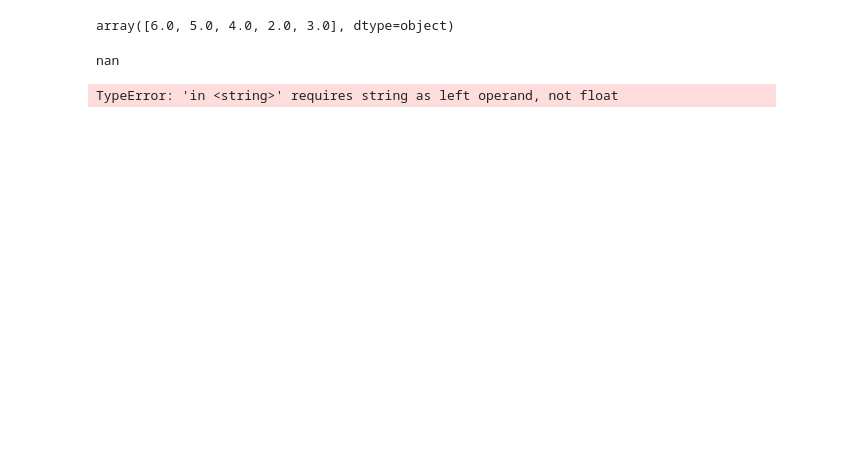
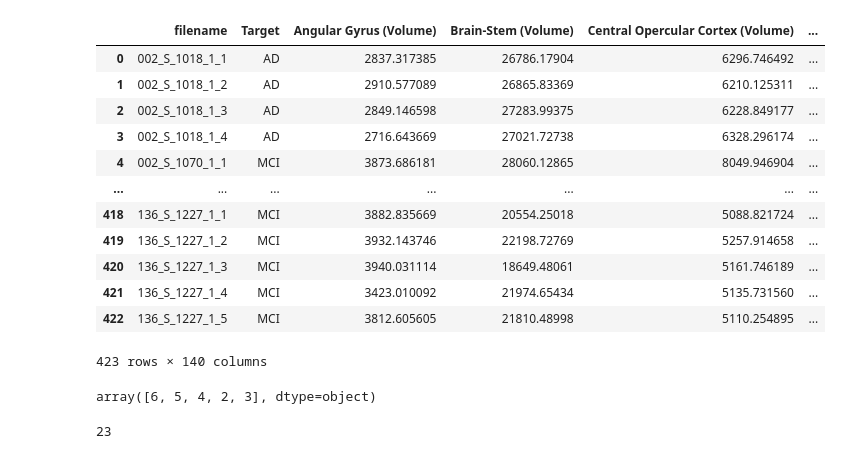
Before and after one commit to AdrienSF/MRI-classifier, a Jupyter notebook: sanity_czech.ipynb, the cells around one changed output. Saved outputs shown, nothing was run; the diff lists cells and outputs as text; code cells hidden in the pictures; blank space fills up the shorter version.

```diff
--- a/sanity_czech.ipynb
+++ b/sanity_czech.ipynb
@@ -30,3 +29,22 @@ sub_df
+# %%
+sub_df.drop_duplicates(inplace=True)
+vol_df.drop_duplicates(subset='filename', inplace=True)
+# %%
+vol_df
+# %% [output]
+|  | filename | Target | Angular Gyrus (Volume) | Brain-Stem (Volume) | Central Opercular Cortex (Volume) | ... |
+| 0 | 002_S_1018_1_1 | AD | 2837.317385 | 26786.17904 | 6296.746492 | ... |
+| 1 | 002_S_1018_1_2 | AD | 2910.577089 | 26865.83369 | 6210.125311 | ... |
+| 2 | 002_S_1018_1_3 | AD | 2849.146598 | 27283.99375 | 6228.849177 | ... |
+| 3 | 002_S_1018_1_4 | AD | 2716.643669 | 27021.72738 | 6328.296174 | ... |
+| 4 | 002_S_1070_1_1 | MCI | 3873.686181 | 28060.12865 | 8049.946904 | ... |
+| ... | ... | ... | ... | ... | ... | ... |
+| 418 | 136_S_1227_1_1 | MCI | 3882.835669 | 20554.25018 | 5088.821724 | ... |
+| 419 | 136_S_1227_1_2 | MCI | 3932.143746 | 22198.72769 | 5257.914658 | ... |
+| 420 | 136_S_1227_1_3 | MCI | 3940.031114 | 18649.48061 | 5161.746189 | ... |
+| 421 | 136_S_1227_1_4 | MCI | 3423.010092 | 21974.65434 | 5135.731560 | ... |
+| 422 | 136_S_1227_1_5 | MCI | 3812.605605 | 21810.48998 | 5110.254895 | ... |
+423 rows × 140 columns
 # %%
 # now I need to somehow build a map between rows... oh god
 # loop through set of the truncated ids
@@ -38,16 +56,18 @@ vol_ids = list(vol_df['filename'])
 # %%
 sub_df[sub_df.subject == '136_S_1227'].to_numpy()[:,5]
 # %% [output]
-array([6.0, 5.0, 4.0, 2.0, 3.0], dtype=object)
+array([6, 5, 4, 2, 3], dtype=object)
 # %%
 godmap = {}
 flagged = []
+c = 0
 for truncID in truncIDs:
     print(truncID)
     sub_rows = sub_df[sub_df.subject == truncID]
     vids = [vid for vid in vol_ids if truncID in vid]
     if not len(sub_rows) == len(vids):
         print('WAT')
+        c+=1
         continue
     # find coreespondence
     # first sort rows by visit
@@ -57,7 +77,7 @@ for truncID in truncIDs:
 
     # if the second last digit is not one despite there being duplicate tweets... idk what to do.
     for i in range(len(vids)):
-        godmap[vids[i]] = sorted_subs[i,0]
+        godmap[vids[i]] = list(sorted_subs[i])
     if all([vid[-3] == '1' for vid in sorted_vids]):
         print('good.')
     else: # ...just sort by visit and hope it's fine?
@@ -66,6 +86,7 @@ for truncID in truncIDs:
 
 
     # break
-# %% [output]
-nan
-TypeError: 'in <string>' requires string as left operand, not float
+# %%
+c
+# %% [output]
+23
```
Also changed, not shown: parts of 3 cells of this notebook, 4 other files.
